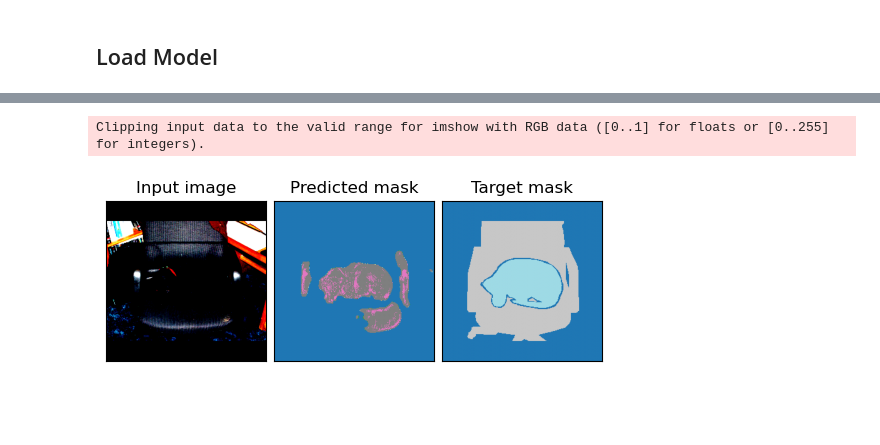
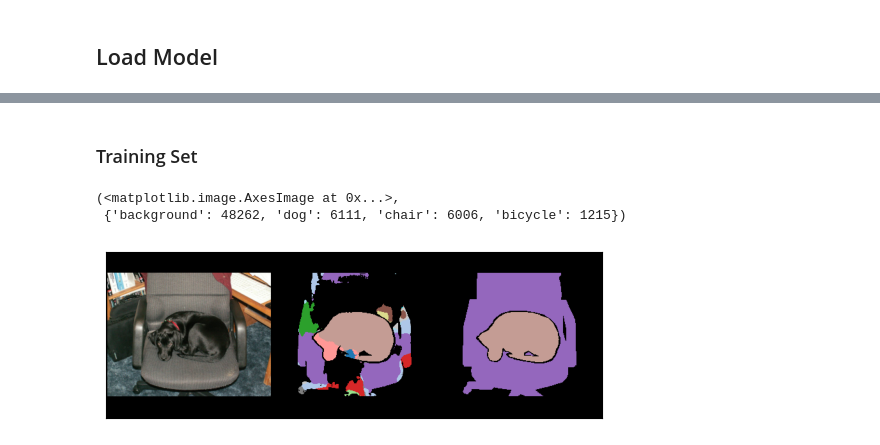
Before and after one commit to akors/dogunet, a Jupyter notebook: dogunet-analyze.ipynb, the cells around one changed output, grey strips where cells are left out. Saved outputs shown, nothing was run; the diff lists cells and outputs as text; code cells hidden in the pictures; blank space fills up the shorter version.

Commit message:
analysis notebook: add inference functions

```diff
--- a/dogunet-analyze.ipynb
+++ b/dogunet-analyze.ipynb
@@ -118,5 +104,0 @@ tensor([ 0, 14, 12])
-# %%
-classpixels = {
-    classnames[pred_classes[i].item()] : counts[i].item()
-    for i in topcounts_idx
-}
@@ -144,7 +105,38 @@ visualize.imshow_mask_tensor(pred_img)
-# %%
-mask = torch.where(mask <= CLASS_MAX, mask, 0).to(dtype=torch.long)
-# %%
-comp_fig = visualize.plot_prediction_comparison(img, pred_amax, mask.squeeze(0))
-# %% [output]
-Clipping input data to the valid range for imshow with RGB data ([0..1] for floats or [0..255] for integers).
-[figure, removed]
+# %%
+def topclass_dict(mask: torch.Tensor, k: int=4):
+    pred_classes, counts = mask.unique(return_counts=True)
+    topcounts, topcounts_idx = torch.topk(counts, k)
+    #topclasses = pred_classes[topcounts_idx]
+
+    top_k_classpixels = {
+        classnames[pred_classes[i].item()] : counts[i].item()
+        for i in topcounts_idx
+    }
+
+    return top_k_classpixels
+# %%
+def infer_ds_sample(sample: Tuple[torch.Tensor, torch.Tensor]):
+    img, mask = sample
+    img = img.unsqueeze(0)
+    mask = mask.unsqueeze(0)
+
+    with torch.no_grad():
+        pred = model(img.to(device))
+        pred = pred.to(device='cpu')
+        pred_amax = torch.argmax(pred, dim=1)
+
+        grid = visualize.make_comparison_grid(img=tr_img_inv(img), prediction=pred_amax, mask=mask)
+
+    p = visualize.imshow_tensor(grid)
+    top_k_classpixels = topclass_dict(pred_amax)
+
+
+    return p, top_k_classpixels
+# %% [markdown]
+### Training Set
+# %%
+infer_ds_sample(ds_train[2])
+# %% [output]
+(<matplotlib.image.AxesImage at 0x...>,
+ {'background': 48262, 'dog': 6111, 'chair': 6006, 'bicycle': 1215})
+[figure, added]
```
Also changed, not shown: parts of 29 cells of this notebook.
